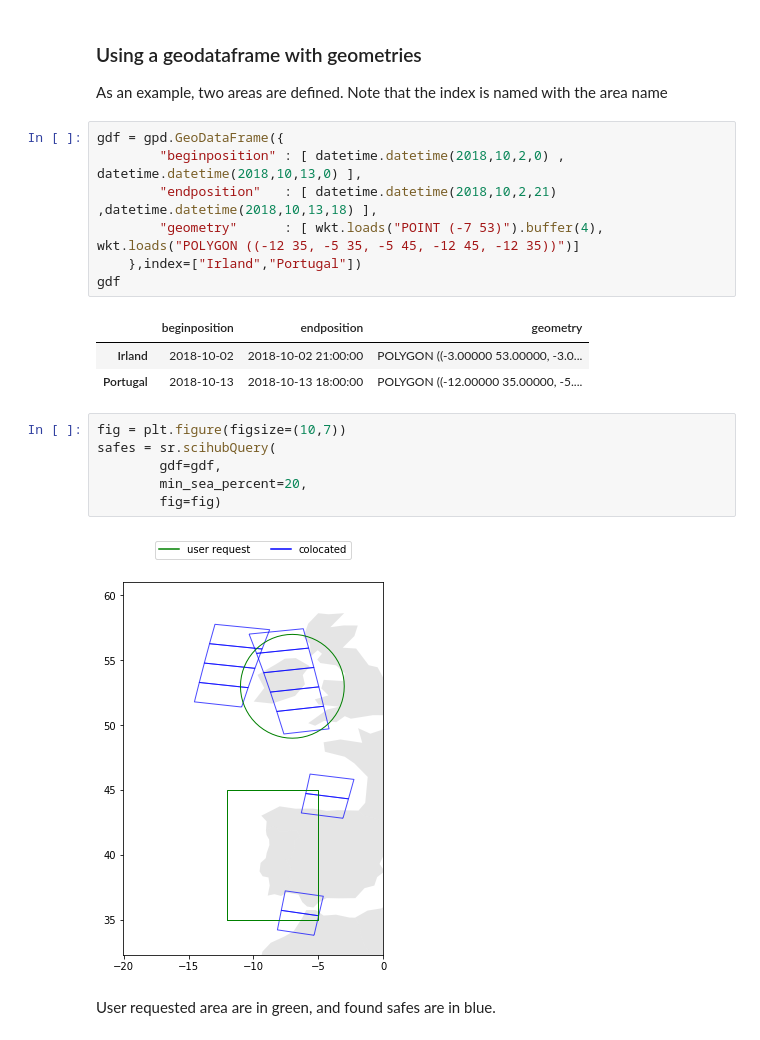
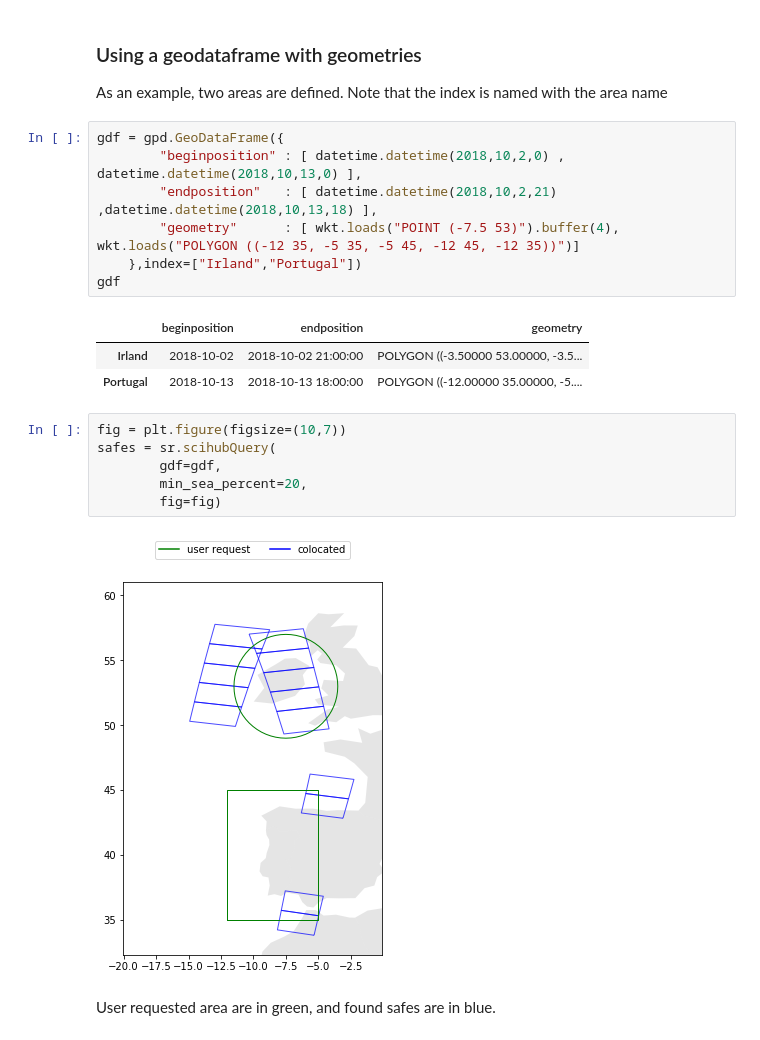
Before and after one commit to oarcher/sentinelrequest, a Jupyter notebook: README.ipynb, the cells around one changed output. Cells and saved outputs as stored; diff of their text form.

```diff
--- a/README.ipynb
+++ b/README.ipynb
@@ -190,13 +192,13 @@ As an example, two areas are defined. Note that the index is named with the area
 # %%
 gdf = gpd.GeoDataFrame({
         "beginposition" : [ datetime.datetime(2018,10,2,0) ,  datetime.datetime(2018,10,13,0) ],
         "endposition"   : [ datetime.datetime(2018,10,2,21)  ,datetime.datetime(2018,10,13,18) ],
-        "geometry"      : [ wkt.loads("POINT (-7 53)").buffer(4),  wkt.loads("POLYGON ((-12 35, -5 35, -5 45, -12 45, -12 35))")]
+        "geometry"      : [ wkt.loads("POINT (-7.5 53)").buffer(4),  wkt.loads("POLYGON ((-12 35, -5 35, -5 45, -12 45, -12 35))")]
     },index=["Irland","Portugal"])
 gdf
 # %% [output]
 |  | beginposition | endposition | geometry |
-| Irland | 2018-10-02 | 2018-10-02 21:00:00 | POLYGON ((-3.00000 53.00000, -3.0... |
+| Irland | 2018-10-02 | 2018-10-02 21:00:00 | POLYGON ((-3.50000 53.00000, -3.5... |
 | Portugal | 2018-10-13 | 2018-10-13 18:00:00 | POLYGON ((-12.00000 35.00000, -5.... |
 # %%
 fig = plt.figure(figsize=(10,7))
@@ -205,7 +207,7 @@ safes = sr.scihubQuery(
         min_sea_percent=20,
         fig=fig)
 # %% [output]
-[figure, old version]
+[figure, new version]
 # %% [markdown]
 User requested area are in green, and found safes are in blue.
 # %% [markdown]
```
Also changed, not shown: parts of 4 cells of this notebook, 1 other file.
